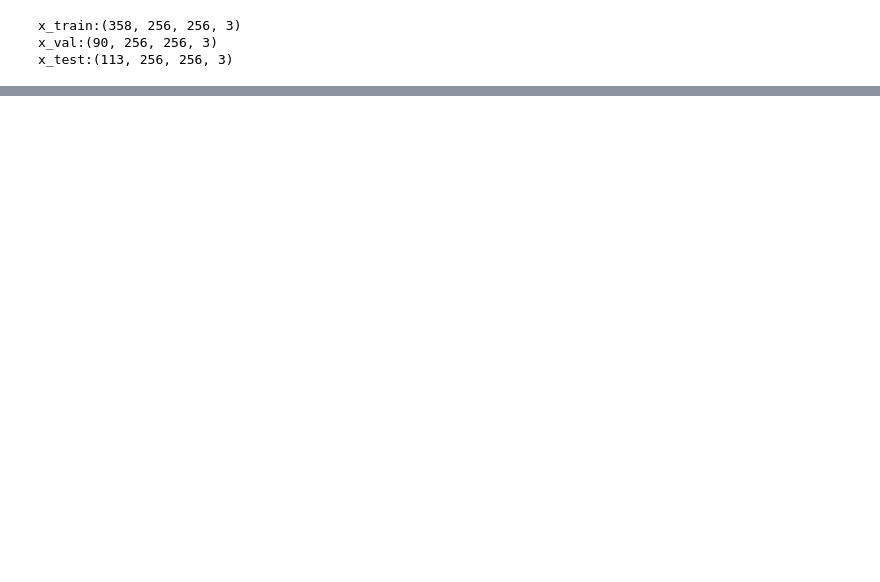
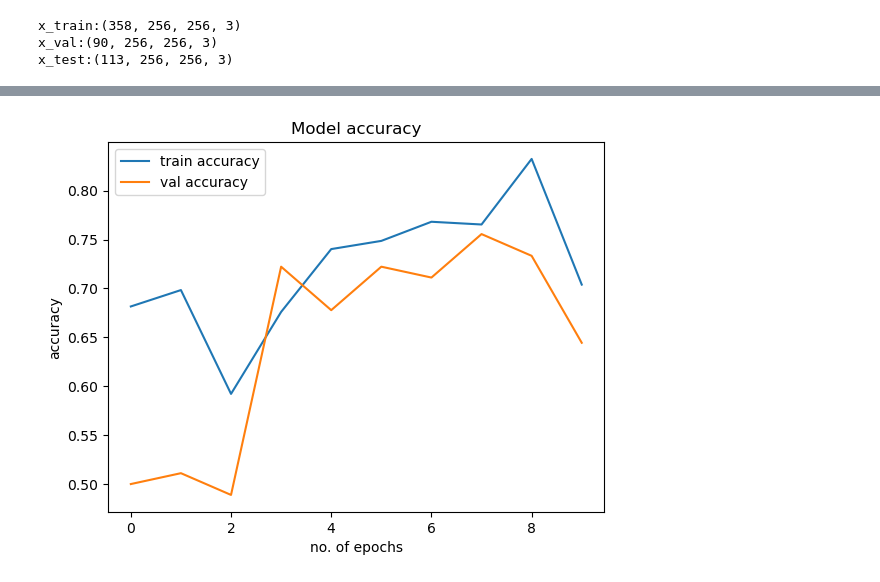
Before and after one commit to khaaaleed-5/Advanced-ML, a Jupyter notebook: NN/NN.ipynb, the cells around one changed output, grey strips where cells are left out. Drawn from its saved outputs; the diff is of its cells as text; code cells hidden in the pictures; blank space fills up the shorter version.

```diff
--- a/NN/NN.ipynb
+++ b/NN/NN.ipynb
@@ -148,0 +195,10 @@ Epoch 3/10
+# %%
+plt.plot(history.history['accuracy'],label='train accuracy')
+plt.plot(history.history['val_accuracy'],label='val accuracy')
+plt.title('Model accuracy')
+plt.xlabel('no. of epochs')
+plt.ylabel('accuracy')
+plt.legend()
+plt.show()
+# %% [output]
+[figure, added]
```
Also changed, not shown: parts of 10 cells of this notebook.
